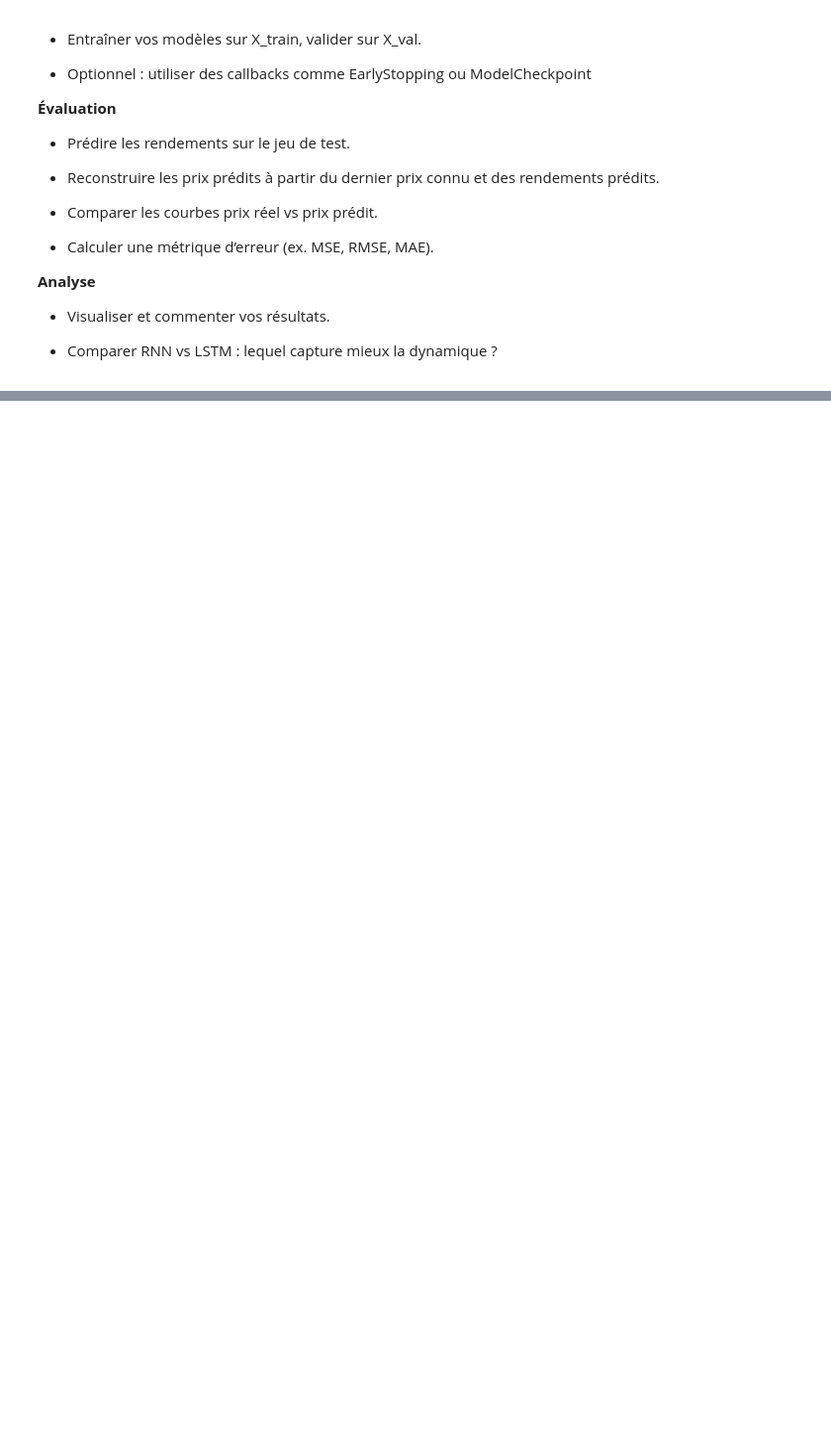
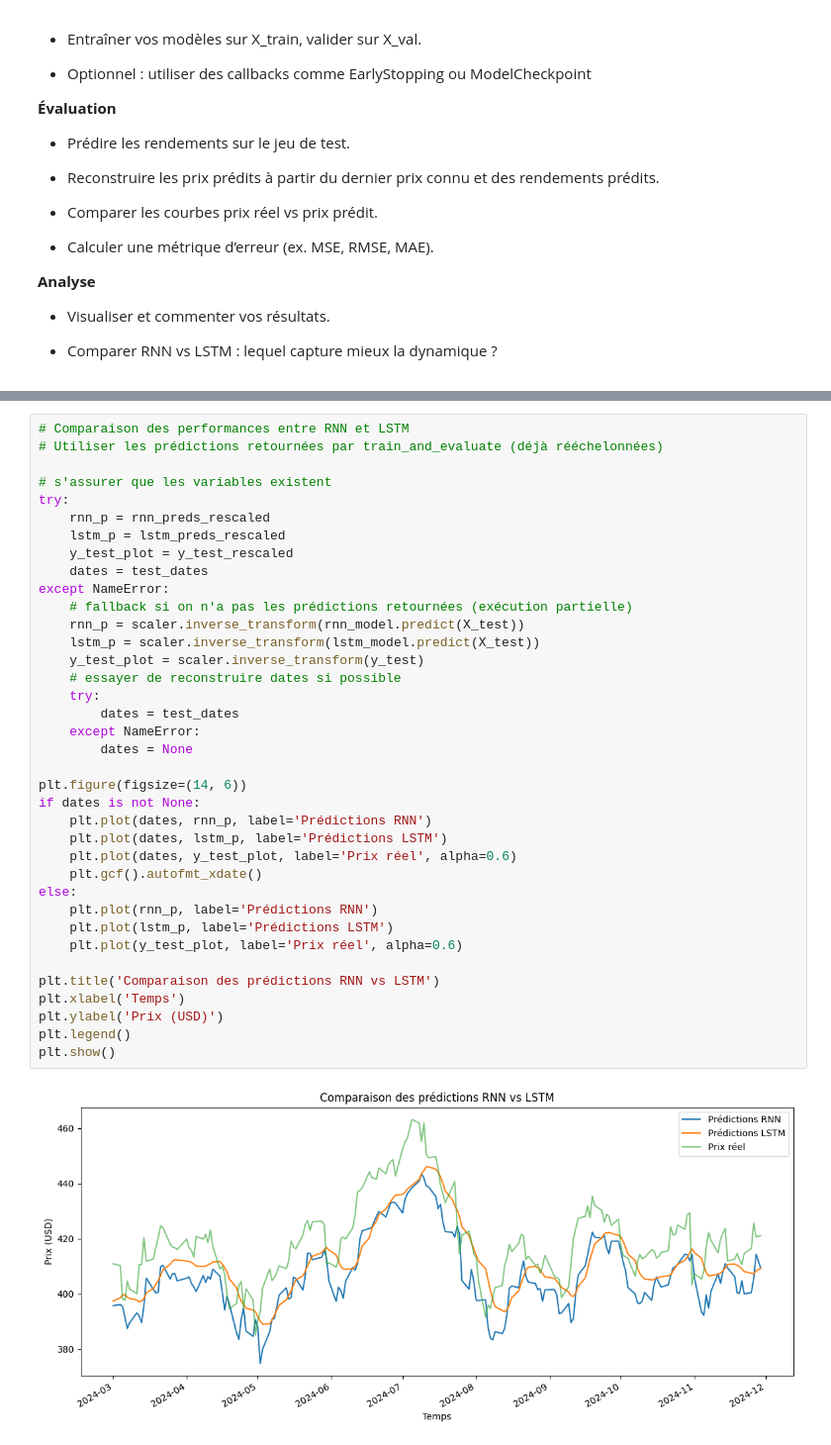
Before and after one commit to MaxmeRousseau/cours_ia, a Jupyter notebook: tp02/TP2_IA5.ipynb, the cells around one changed output, grey strips where cells are left out. Shown: that part at 99% size. Drawn from its saved outputs; the diff is of its cells as text; blank space fills up the shorter version.

Commit message:
✨ : 3ème partie tp2

```diff
--- a/tp02/TP2_IA5.ipynb
+++ b/tp02/TP2_IA5.ipynb
@@ -488,0 +661,39 @@ plt.show()
+# %%
+# Comparaison des performances entre RNN et LSTM
+# Utiliser les prédictions retournées par train_and_evaluate (déjà rééchelonnées)
+
+# s'assurer que les variables existent
+try:
+    rnn_p = rnn_preds_rescaled
+    lstm_p = lstm_preds_rescaled
+    y_test_plot = y_test_rescaled
+    dates = test_dates
+except NameError:
+    # fallback si on n'a pas les prédictions retournées (exécution partielle)
+    rnn_p = scaler.inverse_transform(rnn_model.predict(X_test))
+    lstm_p = scaler.inverse_transform(lstm_model.predict(X_test))
+    y_test_plot = scaler.inverse_transform(y_test)
+    # essayer de reconstruire dates si possible
+    try:
+        dates = test_dates
+    except NameError:
+        dates = None
+
+plt.figure(figsize=(14, 6))
+if dates is not None:
+    plt.plot(dates, rnn_p, label='Prédictions RNN')
+    plt.plot(dates, lstm_p, label='Prédictions LSTM')
+    plt.plot(dates, y_test_plot, label='Prix réel', alpha=0.6)
+    plt.gcf().autofmt_xdate()
+else:
+    plt.plot(rnn_p, label='Prédictions RNN')
+    plt.plot(lstm_p, label='Prédictions LSTM')
+    plt.plot(y_test_plot, label='Prix réel', alpha=0.6)
+
+plt.title('Comparaison des prédictions RNN vs LSTM')
+plt.xlabel('Temps')
+plt.ylabel('Prix (USD)')
+plt.legend()
+plt.show()
+# %% [output]
+[figure, added]
```
Also changed, not shown: parts of 7 cells of this notebook.
